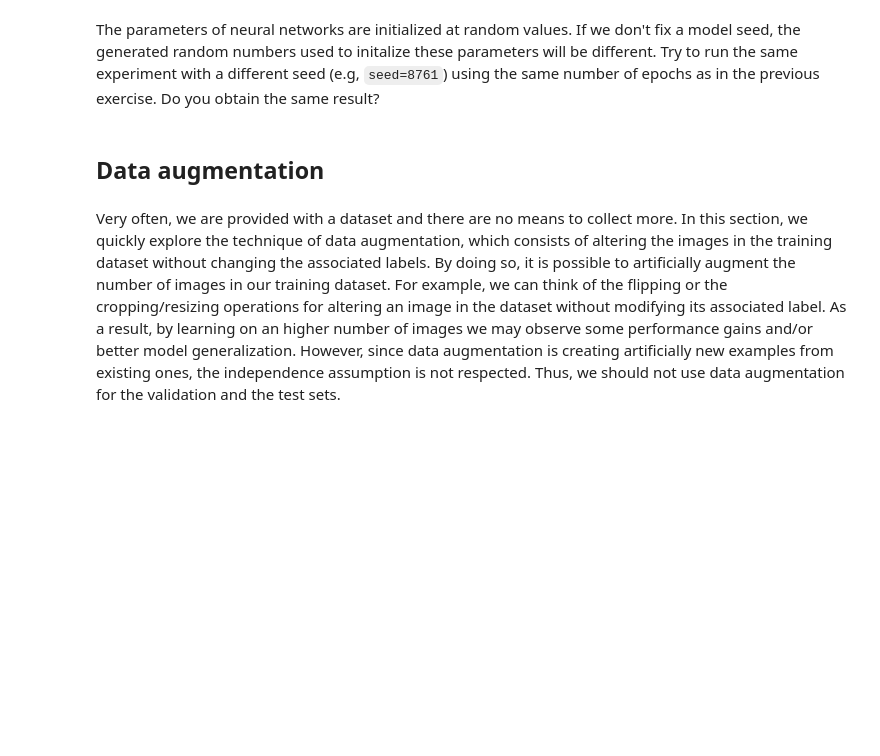
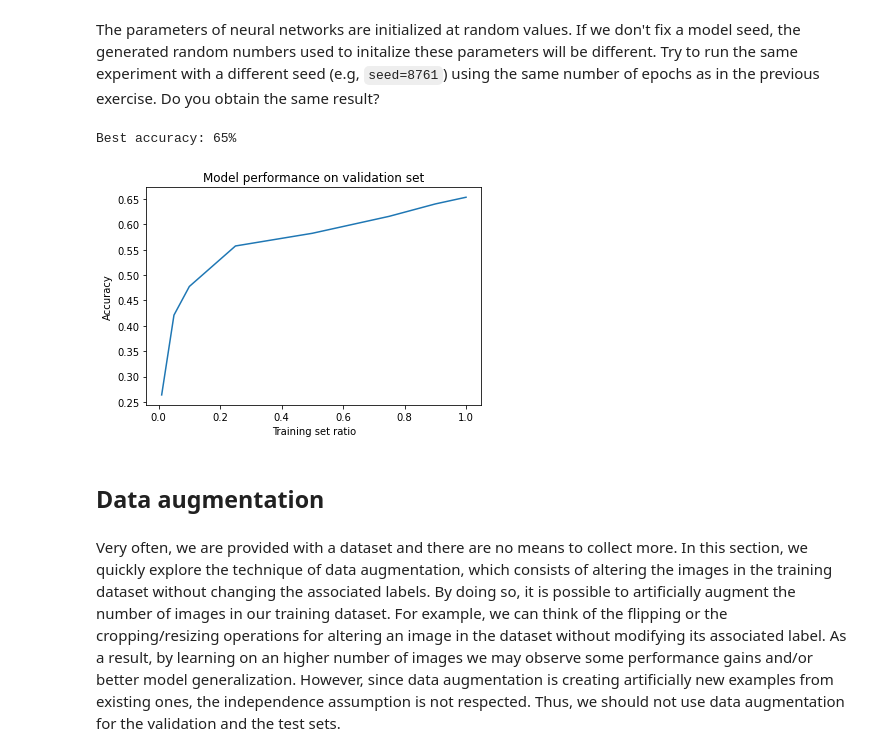
Before and after one commit to CaptainGradus/DeepLearningEDX, a Jupyter notebook: tutorial1_data_exercise.ipynb, the cells around one changed output. Cells and saved outputs as stored; diff of their text form; code cells hidden in the pictures; blank space fills up the shorter version.

```diff
--- a/tutorial1_data_exercise.ipynb
+++ b/tutorial1_data_exercise.ipynb
@@ -892,3 +895,8 @@ The parameters of neural networks are initialized at random values. If we don't
+# %%
+performance_study(ratio_list, epochs=10, seed=8761)
+# %% [output]
+Best accuracy: 65%
+[figure, added]
 # %% [markdown]
 ## Data augmentation
 # %% [markdown]
```
Also changed, not shown: parts of 20 cells of this notebook.
